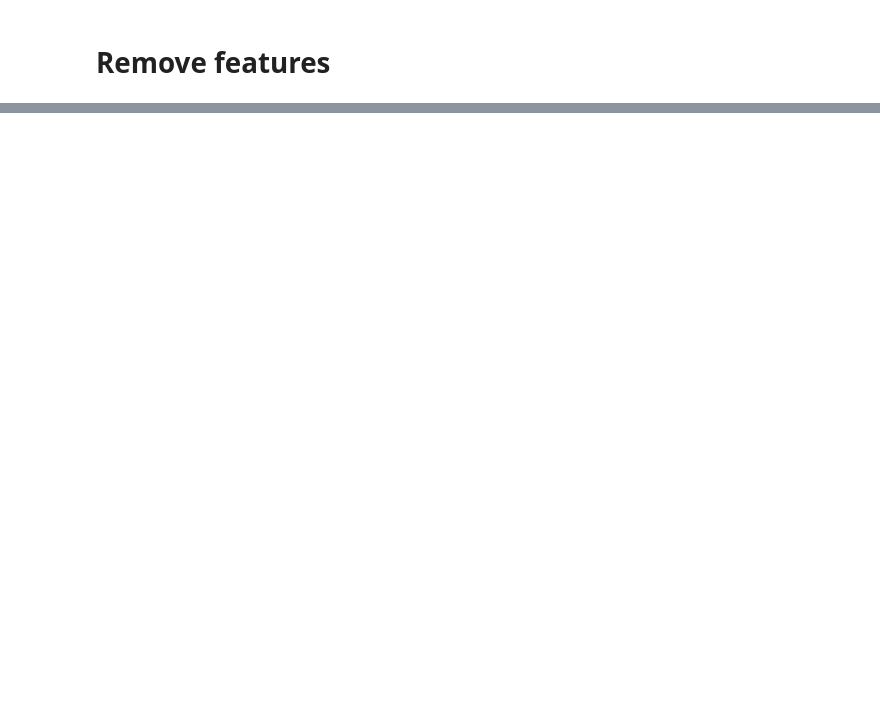
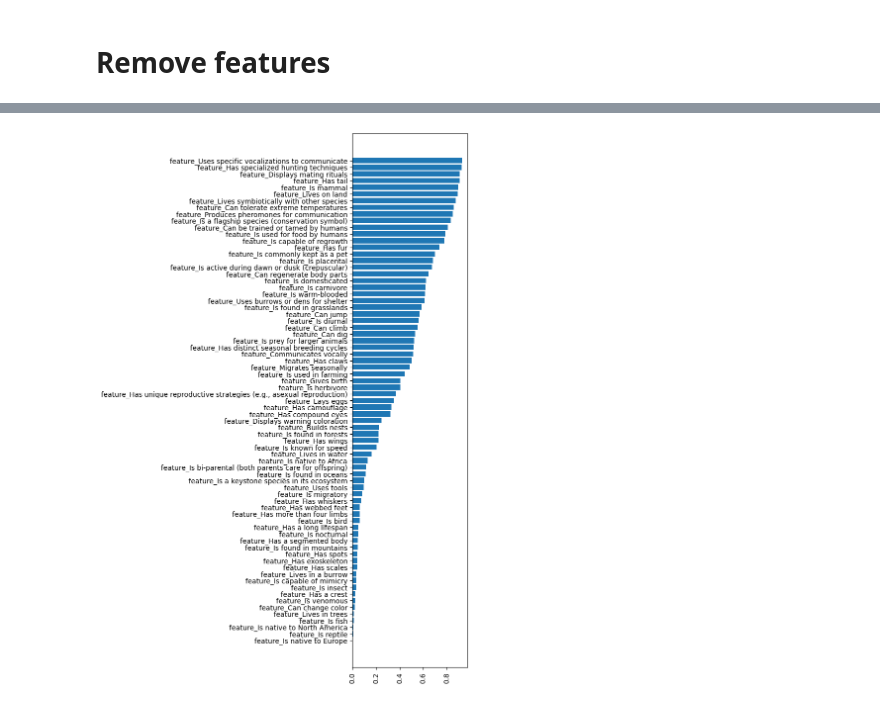
Before and after one commit to surabhisnath/process_modelling, a Jupyter notebook: scripts/LLM_features.ipynb, the cells around one changed output, grey strips where cells are left out. Saved outputs shown, nothing was run; the diff lists cells and outputs as text; code cells hidden in the pictures; blank space fills up the shorter version.

```diff
--- a/scripts/LLM_features.ipynb
+++ b/scripts/LLM_features.ipynb
@@ -832,3 +1196,34 @@ data_autpaperclip = get_num_features_same(data_autpaperclip, autpaperclip_featur
+# %%
+def has_two_chunks(lst):
+    count = 0  # Count of contiguous chunks of ones with length > 1
+    i = 0
+    while i < len(lst):
+        if lst[i] == 1:
+            start = i
+            while i < len(lst) and lst[i] == 1:
+                i += 1
+            if i - start > 1:
+                count += 1
+                if count >= 2:
+                    return 1
+        else:
+            i += 1
+    return 0
+
+# Apply function to each feature_* column, grouped by 'pid'
+returned_to_same_feature = {
+    col: data_vf.groupby("pid")[col].apply(has_two_chunks) for col in vf_featurecols
+}
+
+# Convert results to DataFrame
+returned_to_same_feature_df = pd.DataFrame(returned_to_same_feature)
+returned = (np.sum(returned_to_same_feature_df, axis=0)/len(data_vf["pid"].unique())).to_dict()
+returned = dict(sorted(returned.items(), key=lambda item: item[1]))
+plt.figure(figsize=(3,14))
+plt.barh(list(returned.keys()), list(returned.values()))
+plt.xticks(rotation=90);
+# %% [output]
+[figure, added]
 # %%
 plt.hist(data_vf["num_features_same"], alpha=0.3, label="vf");
 plt.hist(data_autbrick["num_features_same"], alpha=0.3, label="autbrick");
```
Also changed, not shown: parts of 27 cells of this notebook, 2 other files.
